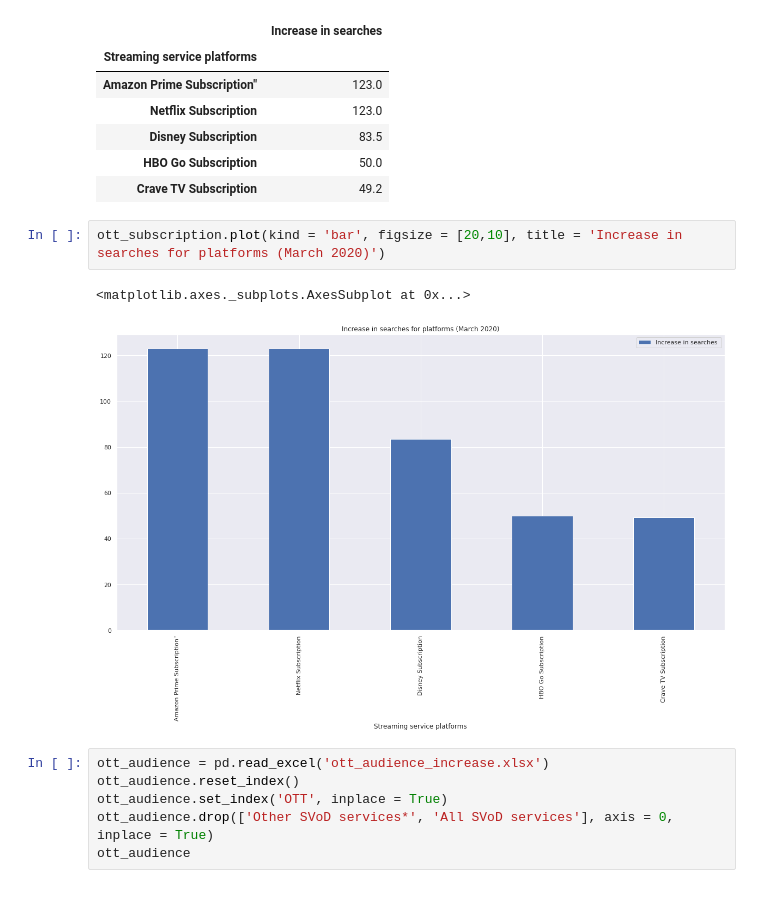
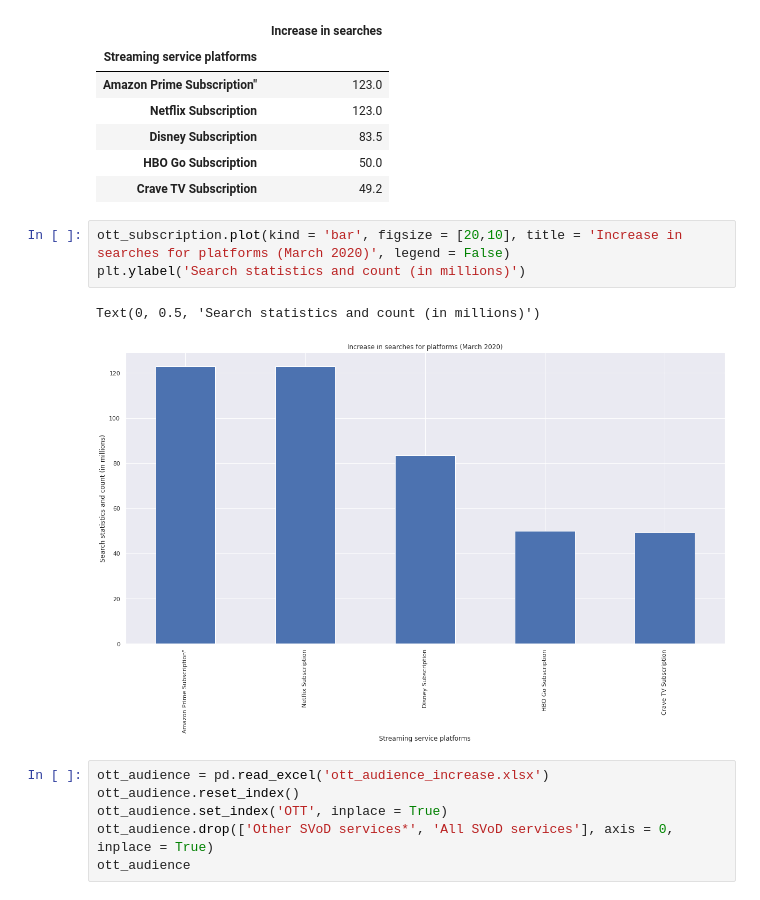
Before and after one commit to newb-dev-1008/CoVID_Entertainment_Impact, a Jupyter notebook: Entertainment_during_CoVID_19.ipynb, the cells around one changed output. Drawn from its saved outputs; the diff is of its cells as text.

```diff
--- a/Entertainment_during_CoVID_19.ipynb
+++ b/Entertainment_during_CoVID_19.ipynb
@@ -721,10 +721,11 @@ ott_subscription
 | HBO Go Subscription | 50.0 |
 | Crave TV Subscription | 49.2 |
 # %%
-ott_subscription.plot(kind = 'bar', figsize = [20,10], title = 'Increase in searches for platforms (March 2020)')
+ott_subscription.plot(kind = 'bar', figsize = [20,10], title = 'Increase in searches for platforms (March 2020)', legend = False)
+plt.ylabel('Search statistics and count (in millions)')
 # %% [output]
-<matplotlib.axes._subplots.AxesSubplot at 0x...>
+Text(0, 0.5, 'Search statistics and count (in millions)')
-[figure, old version]
+[figure, new version]
 # %%
 ott_audience = pd.read_excel('ott_audience_increase.xlsx')
 ott_audience.reset_index()
```
Also changed, not shown: parts of 5 cells of this notebook.
